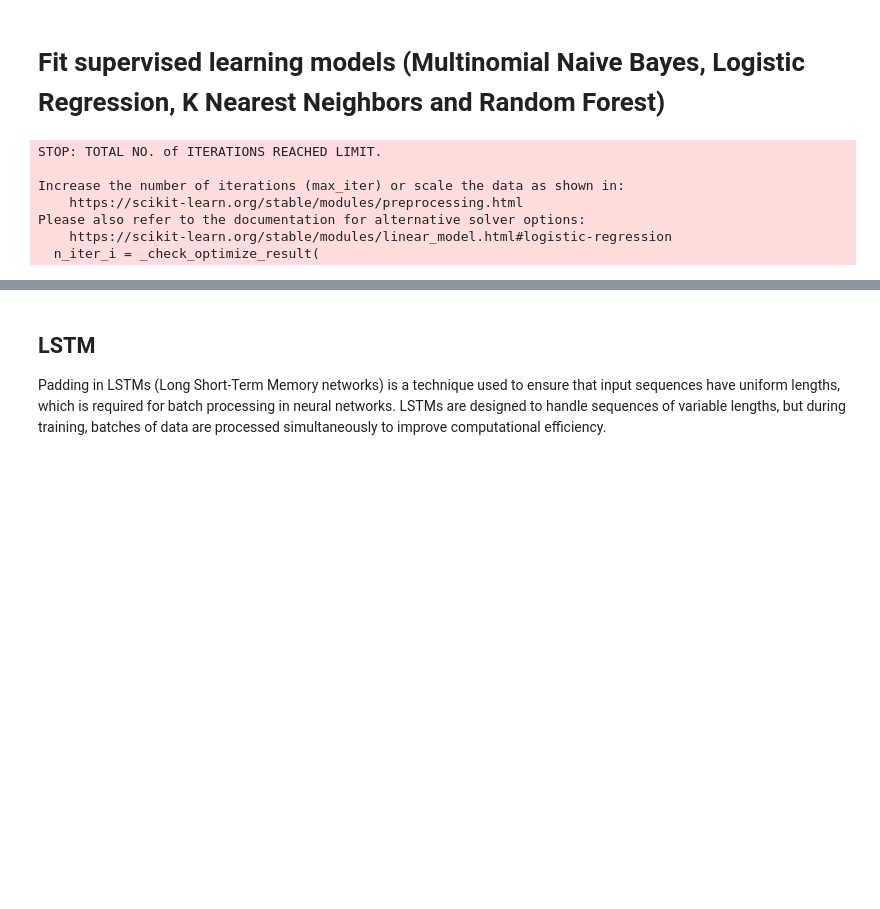
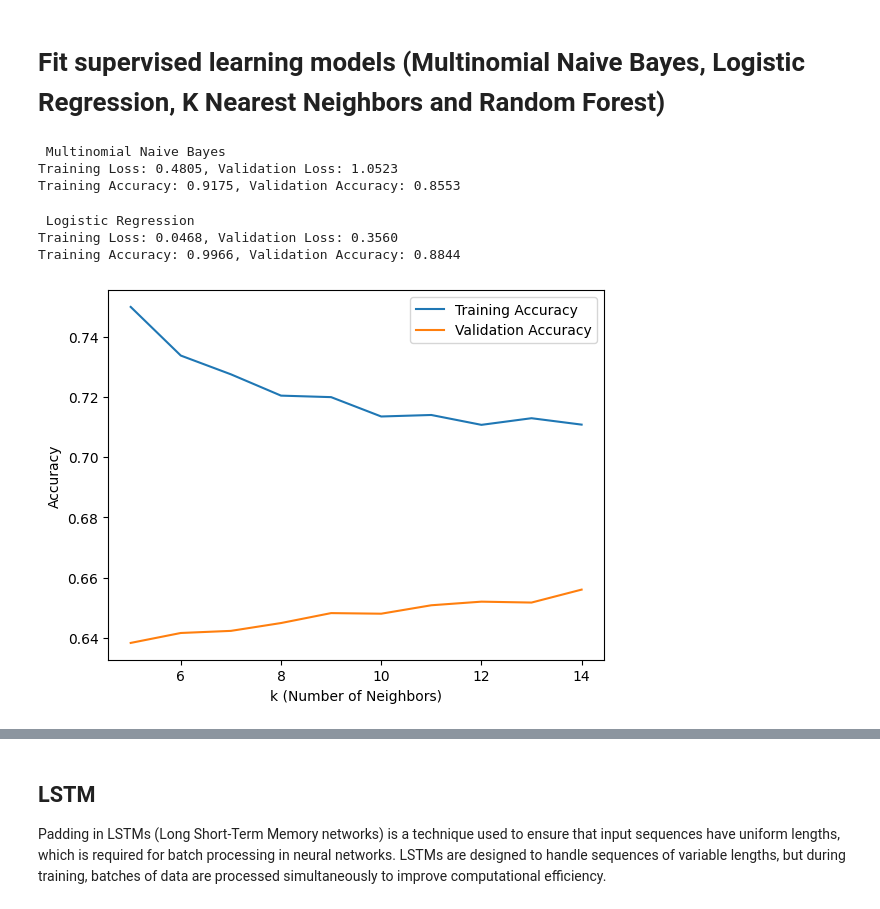
Before and after one commit to gmrwh92/Machine-Learning-Deep-Learning, a Jupyter notebook: Sentiment_Classification.ipynb, the cells around one changed output, grey strips where cells are left out. Saved outputs shown, nothing was run; the diff lists cells and outputs as text; code cells hidden in the pictures; blank space fills up the shorter version.

```diff
--- a/Sentiment_Classification.ipynb
+++ b/Sentiment_Classification.ipynb
@@ -159,30 +200,69 @@ X_train, X_test, y_train, y_test = train_test_split(X, y, test_size=0.20,random_
 # %%
 ## fit Multinomial Naive Bayes
 ## calculate the probability of a document belonging to a specific class (e.g., positive or negative sentiment).
-MNB = MultinomialNB()
-MNB.fit(X_train, y_train)
-predicted = MNB.predict(X_test)
-MNBaccuracy_score = metrics.accuracy_score(predicted, y_test)
+mnb = MultinomialNB()
+mnb.fit(X_train, y_train)
+y_train_prob = mnb.predict_proba(X_train)
+y_test_prob = mnb.predict_proba(X_test)
+
+# Training Loss & Validation Loss
+mnbtrain_loss = log_loss(y_train, y_train_prob)
+mnbtest_loss = log_loss(y_test, y_test_prob)
+
+# Accuracy
+mnbtrain_acc = accuracy_score(y_train, mnb.predict(X_train))
+mnbtest_acc = accuracy_score(y_test, mnb.predict(X_test))
+
+
+print(f" Multinomial Naive Bayes")
+print(f"Training Loss: {mnbtrain_loss:.4f}, Validation Loss: {mnbtest_loss:.4f}")
+print(f"Training Accuracy: {mnbtrain_acc:.4f}, Validation Accuracy: {mnbtest_acc:.4f}")
+# %% [output]
+ Multinomial Naive Bayes
+Training Loss: 0.4805, Validation Loss: 1.0523
+Training Accuracy: 0.9175, Validation Accuracy: 0.8553
 # %%
 ## fit Logistic Regression
 ## the model outputs the probability of each class and selects the class with the highest probability as the predicted sentiment
-LR=LogisticRegression()
+LR=LogisticRegression(max_iter=500)
 LR.fit(X_train, y_train)
-predicted = LR.predict(X_test)
-lraccuracy_score = metrics.accuracy_score(predicted, y_test)
+y_train_prob = LR.predict_proba(X_train)
+y_test_prob = LR.predict_proba(X_test)
+train_loss = log_loss(y_train, y_train_prob)
+test_loss = log_loss(y_test, y_test_prob)
+train_acc = accuracy_score(y_train, LR.predict(X_train))
+test_acc = accuracy_score(y_test, LR.predict(X_test))
+print(f" Logistic Regression")
+print(f"Training Loss: {train_loss:.4f}, Validation Loss: {test_loss:.4f}")
+print(f"Training Accuracy: {train_acc:.4f}, Validation Accuracy: {test_acc:.4f}")
 # %% [output]
-STOP: TOTAL NO. of ITERATIONS REACHED LIMIT.
-
-Increase the number of iterations (max_iter) or scale the data as shown in:
-    https://scikit-learn.org/stable/modules/preprocessing.html
-Please also refer to the documentation for alternative solver options:
-    https://scikit-learn.org/stable/modules/linear_model.html#logistic-regression
-  n_iter_i = _check_optimize_result(
+ Logistic Regression
+Training Loss: 0.0468, Validation Loss: 0.3560
+Training Accuracy: 0.9966, Validation Accuracy: 0.8844
 # %%
 ## fit KNN
 ## type of instance-based learning where the algorithm memorizes the training dataset and makes predictions by finding the "nearest" data points (neighbors) to a given input.
-knn = KNeighborsClassifier(n_neighbors=10)
-knn.fit(X_train, y_train)
-predicted = knn.predict(X_test)
-knnaccuracy_score = metrics.accuracy_score(predicted, y_test)
+
+k_values = range(5, 15)
+train_accuracies = []
+val_accuracies = []
+
+for k in k_values:
+    knn = KNeighborsClassifier(n_neighbors=k)
+    knn.fit(X_train, y_train)
+
+    train_acc = accuracy_score(y_train, knn.predict(X_train))
+    val_acc = accuracy_score(y_test, knn.predict(X_test))
+
+    train_accuracies.append(train_acc)
+    val_accuracies.append(val_acc)
+
+plt.plot(k_values, train_accuracies, label='Training Accuracy')
+plt.plot(k_values, val_accuracies, label='Validation Accuracy')
+plt.xlabel('k (Number of Neighbors)')
+plt.ylabel('Accuracy')
+plt.legend()
+plt.show()
+# %% [output]
+[figure, added]
 # %%
```
Also changed, not shown: parts of 17 cells of this notebook.
